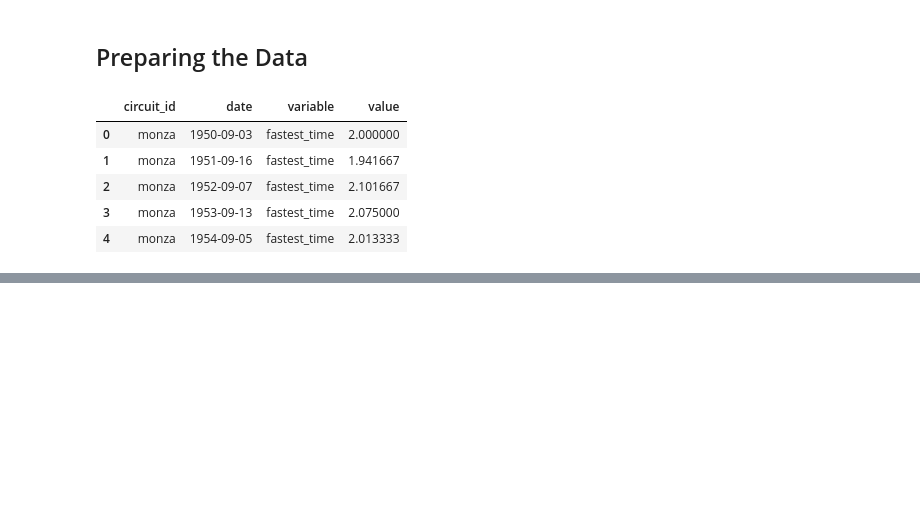
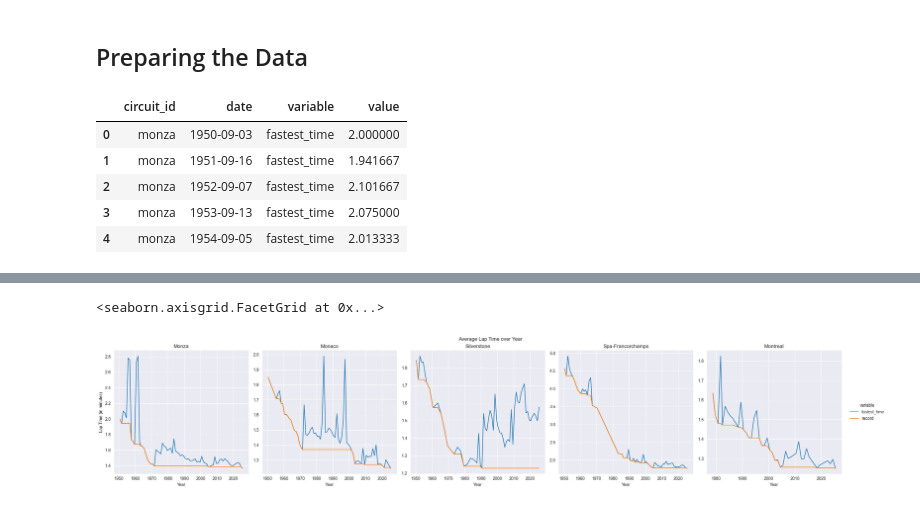
Before and after one commit to ttsudarshan/F1-Database, a Jupyter notebook: RaceDataAnalysis.ipynb, the cells around one changed output, grey strips where cells are left out. Saved outputs shown, nothing was run; the diff lists cells and outputs as text; code cells hidden in the pictures; blank space fills up the shorter version.

```diff
--- a/RaceDataAnalysis.ipynb
+++ b/RaceDataAnalysis.ipynb
@@ -333,0 +311,5 @@ plot date -> Fastest Lap Time milli
+# %%
+create_plot(lap_data_avg, "Average Lap Time over Year")
+# %% [output]
+<seaborn.axisgrid.FacetGrid at 0x...>
+[figure, added]
```
Also changed, not shown: parts of 12 cells of this notebook.
